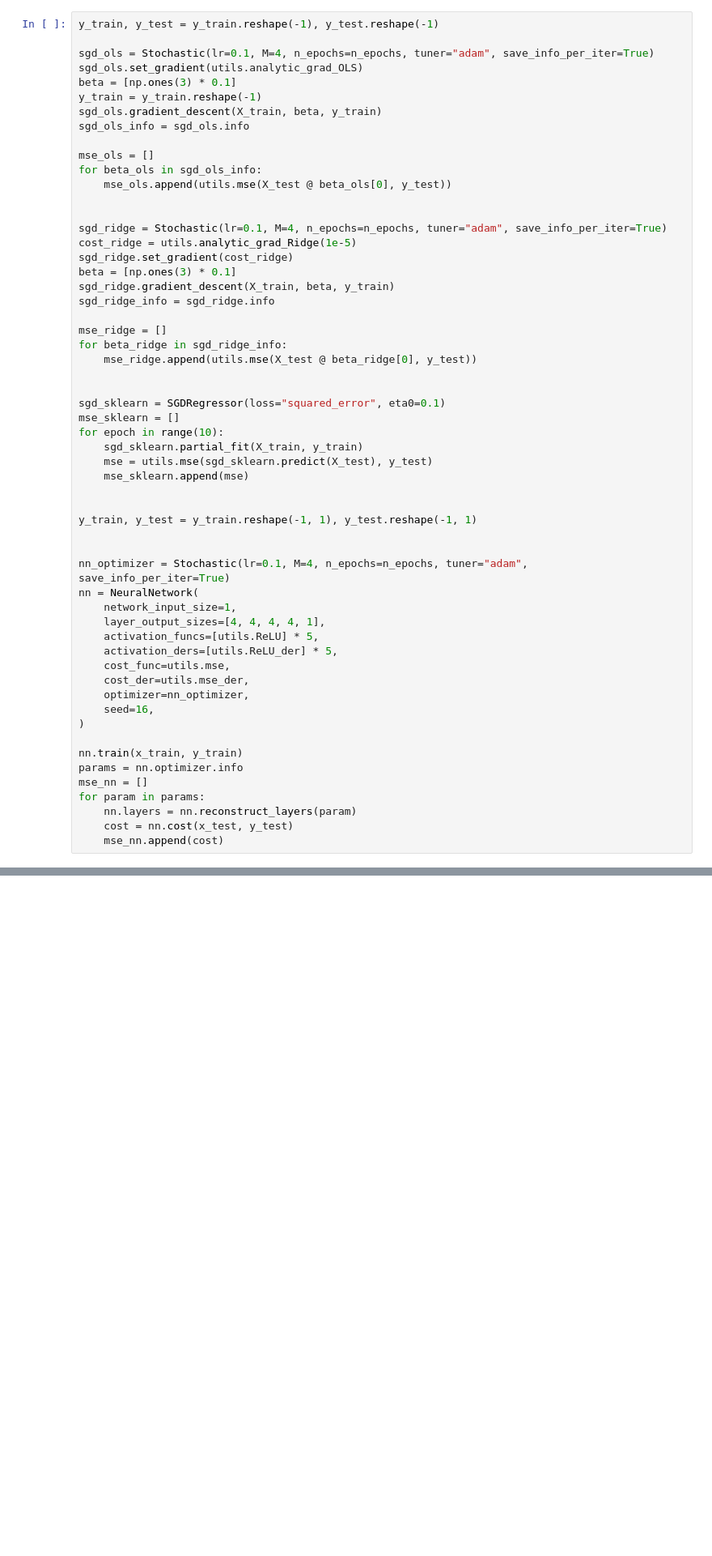
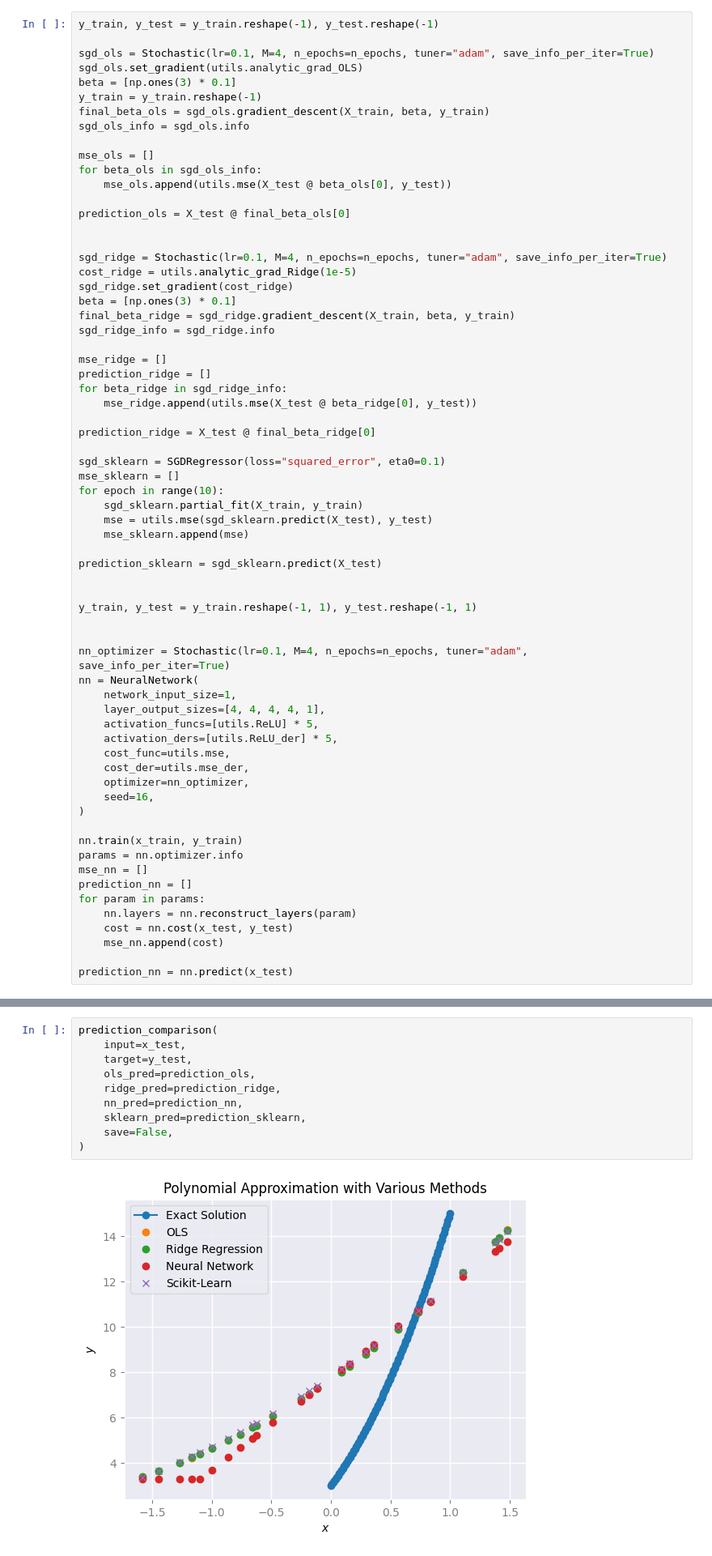
Before and after one commit to emmastorberg/FYS-STK4155_Project2, a Jupyter notebook: plots.ipynb, the cells around one changed output, grey strips where cells are left out. Shown at 81% size. Saved outputs shown, nothing was run; the diff lists cells and outputs as text; blank space fills up the shorter version.

Commit message:
prediction comparison figure done

```diff
--- a/plots.ipynb
+++ b/plots.ipynb
@@ -348,25 +348,29 @@ sgd_ols = Stochastic(lr=0.1, M=4, n_epochs=n_epochs, tuner="adam", save_info_per
 sgd_ols.set_gradient(utils.analytic_grad_OLS)
 beta = [np.ones(3) * 0.1]
 y_train = y_train.reshape(-1)
-sgd_ols.gradient_descent(X_train, beta, y_train)
+final_beta_ols = sgd_ols.gradient_descent(X_train, beta, y_train)
 sgd_ols_info = sgd_ols.info
 
 mse_ols = []
 for beta_ols in sgd_ols_info:
     mse_ols.append(utils.mse(X_test @ beta_ols[0], y_test))
 
+prediction_ols = X_test @ final_beta_ols[0]
+
 
 sgd_ridge = Stochastic(lr=0.1, M=4, n_epochs=n_epochs, tuner="adam", save_info_per_iter=True)
 cost_ridge = utils.analytic_grad_Ridge(1e-5)
 sgd_ridge.set_gradient(cost_ridge)
 beta = [np.ones(3) * 0.1]
-sgd_ridge.gradient_descent(X_train, beta, y_train)
+final_beta_ridge = sgd_ridge.gradient_descent(X_train, beta, y_train)
 sgd_ridge_info = sgd_ridge.info
 
 mse_ridge = []
+prediction_ridge = []
 for beta_ridge in sgd_ridge_info:
     mse_ridge.append(utils.mse(X_test @ beta_ridge[0], y_test))
 
+prediction_ridge = X_test @ final_beta_ridge[0]
 
 sgd_sklearn = SGDRegressor(loss="squared_error", eta0=0.1)
 mse_sklearn = []
@@ -374,6 +378,8 @@ for epoch in range(10):
     sgd_sklearn.partial_fit(X_train, y_train)
     mse = utils.mse(sgd_sklearn.predict(X_test), y_test)
     mse_sklearn.append(mse)
+
+prediction_sklearn = sgd_sklearn.predict(X_test)
 
 
 y_train, y_test = y_train.reshape(-1, 1), y_test.reshape(-1, 1)
@@ -394,10 +400,13 @@ nn = NeuralNetwork(
 nn.train(x_train, y_train)
 params = nn.optimizer.info
 mse_nn = []
+prediction_nn = []
 for param in params:
     nn.layers = nn.reconstruct_layers(param)
     cost = nn.cost(x_test, y_test)
     mse_nn.append(cost)
+
+prediction_nn = nn.predict(x_test)
 # %%
 epochs = np.arange(1, 10+1)
 
@@ -423,0 +433,12 @@ mse_linreg_comparison(
+# %%
+prediction_comparison(
+    input=x_test,
+    target=y_test,
+    ols_pred=prediction_ols,
+    ridge_pred=prediction_ridge,
+    nn_pred=prediction_nn,
+    sklearn_pred=prediction_sklearn,
+    save=False,
+)
+# %% [output]
+[figure, added]
```
Also changed, not shown: parts of 7 cells of this notebook, 4 other files.
